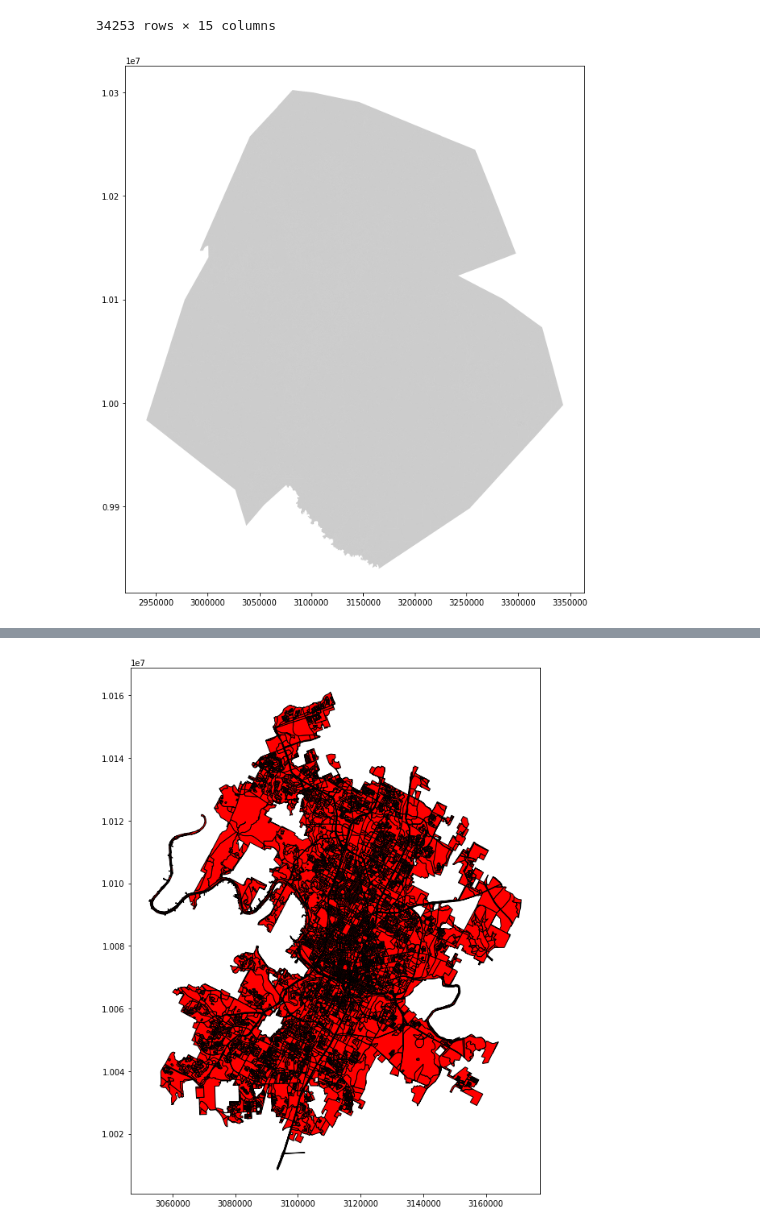
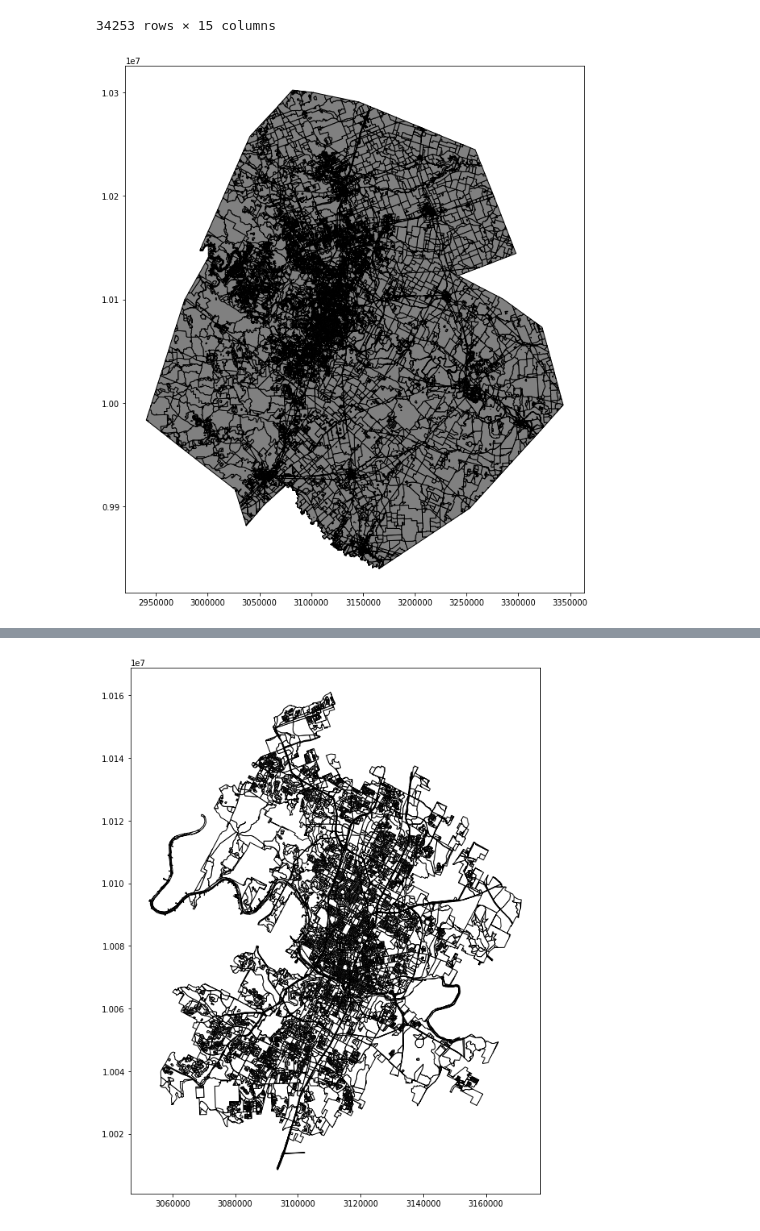
Before and after one commit to vsibarra/park-equity-atx, a Jupyter notebook: notebooks/UntitledJupTest.ipynb, the cells around one changed output, grey strips where cells are left out. Saved outputs shown, nothing was run; the diff lists cells and outputs as text; code cells hidden in the pictures.

Commit message:
added layer to shapefile

```diff
--- a/notebooks/UntitledJupTest.ipynb
+++ b/notebooks/UntitledJupTest.ipynb
@@ -62,10 +62,11 @@ censusblocks
 censusblocks.crs = {'init': 'epsg:102739'}
 # %%
 fig2, ax = plt.subplots(figsize=(12,12))
-cb = censusblocks.plot(ax=ax, color="black", alpha=0.2)
+base = censusblocks.plot(ax=ax, color="black", alpha=0.2)
+layer = censusblocks["geometry"].plot(ax=base, color='grey', edgecolor = 'black')
 # cb= censusblocks.plot(ax=ax, color=None, alpha=1)
 # %% [output]
-[figure, old version]
+[figure, new version]
 # %%
 cbintersection = gpd.overlay(censusblocks, acl, how = 'intersection')
 # %%
@@ -85,11 +86,10 @@ cbintersection
 | 15909 | 48 | 491 | 020509 | 3008 | 484910205093008 | Block 3008 | G5040 | None | None | S | ... |
 10921 rows × 24 columns
 # %%
-
 fig3, ax = plt.subplots(figsize=(12,12))
 base = cbintersection.plot(ax=ax, color="black", alpha=0.2)
-layer = cbintersection["geometry"].plot(ax=base, color='red', edgecolor = 'black')
+layer = cbintersection["geometry"].plot(ax=base, color='white', edgecolor = 'black')
 
 # cbi = cbintersection.plot(ax=ax, color=None, alpha=1)
 # %% [output]
-[figure, old version]
+[figure, new version]
```
Also changed, not shown: parts of 1 cell of this notebook.
